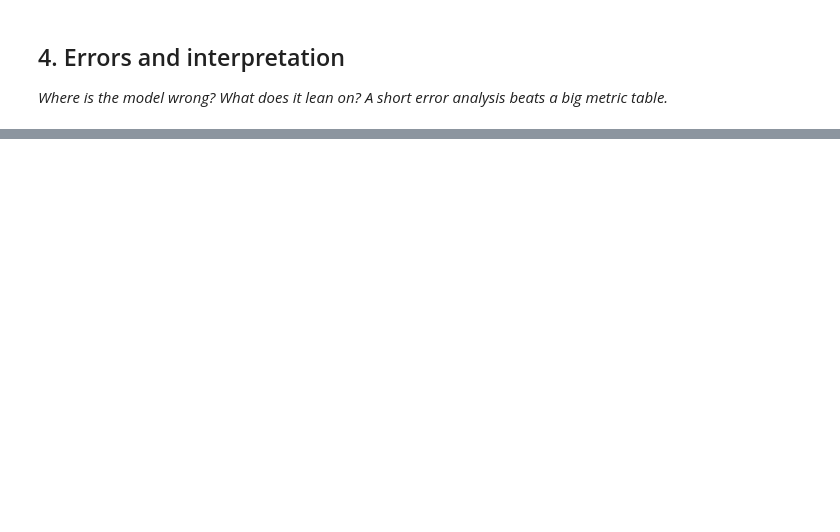
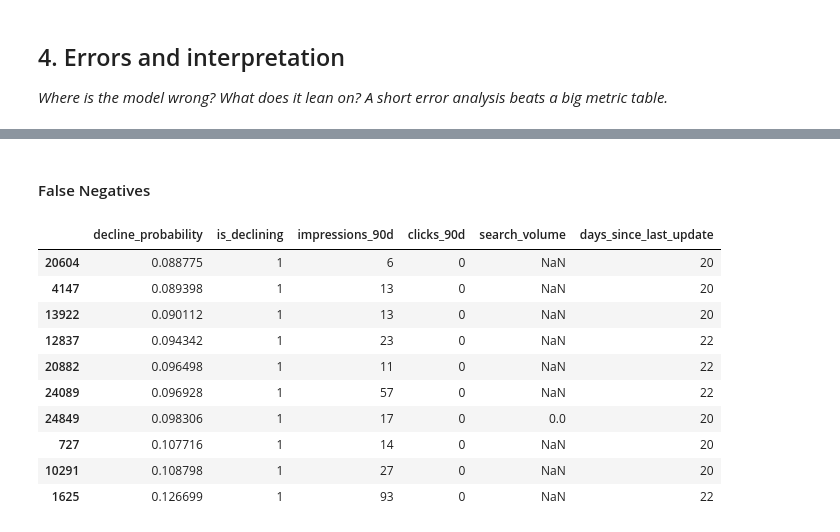
Before and after one commit to Om-codex/flyrank-ml-internship, a Jupyter notebook: work/notebooks/w05_model.ipynb, the cells around one changed output, grey strips where cells are left out. Saved outputs shown, nothing was run; the diff lists cells and outputs as text; code cells hidden in the pictures; blank space fills up the shorter version.

```diff
--- a/work/notebooks/w05_model.ipynb
+++ b/work/notebooks/w05_model.ipynb
@@ -47,0 +507,31 @@ KeyError: 'is_declining_label'
+# %% [markdown]
+#### False Negatives
+# %%
+false_negatives = (
+  test_results[
+    test_results["error_type"] == "false_negative"
+  ].sort_values("decline_probability",ascending = True)
+)
+
+false_negatives[
+  [
+    "decline_probability",
+    "is_declining",
+    "impressions_90d",
+    "clicks_90d",
+    "search_volume",
+    "days_since_last_update"
+  ]
+].head(10)
+# %% [output]
+|  | decline_probability | is_declining | impressions_90d | clicks_90d | search_volume | days_since_last_update |
+| 20604 | 0.088775 | 1 | 6 | 0 | NaN | 20 |
+| 4147 | 0.089398 | 1 | 13 | 0 | NaN | 20 |
+| 13922 | 0.090112 | 1 | 13 | 0 | NaN | 20 |
+| 12837 | 0.094342 | 1 | 23 | 0 | NaN | 22 |
+| 20882 | 0.096498 | 1 | 11 | 0 | NaN | 22 |
+| 24089 | 0.096928 | 1 | 57 | 0 | NaN | 22 |
+| 24849 | 0.098306 | 1 | 17 | 0 | 0.0 | 20 |
+| 727 | 0.107716 | 1 | 14 | 0 | NaN | 20 |
+| 10291 | 0.108798 | 1 | 27 | 0 | NaN | 20 |
+| 1625 | 0.126699 | 1 | 93 | 0 | NaN | 22 |
```
Also changed, not shown: parts of 43 cells of this notebook.
